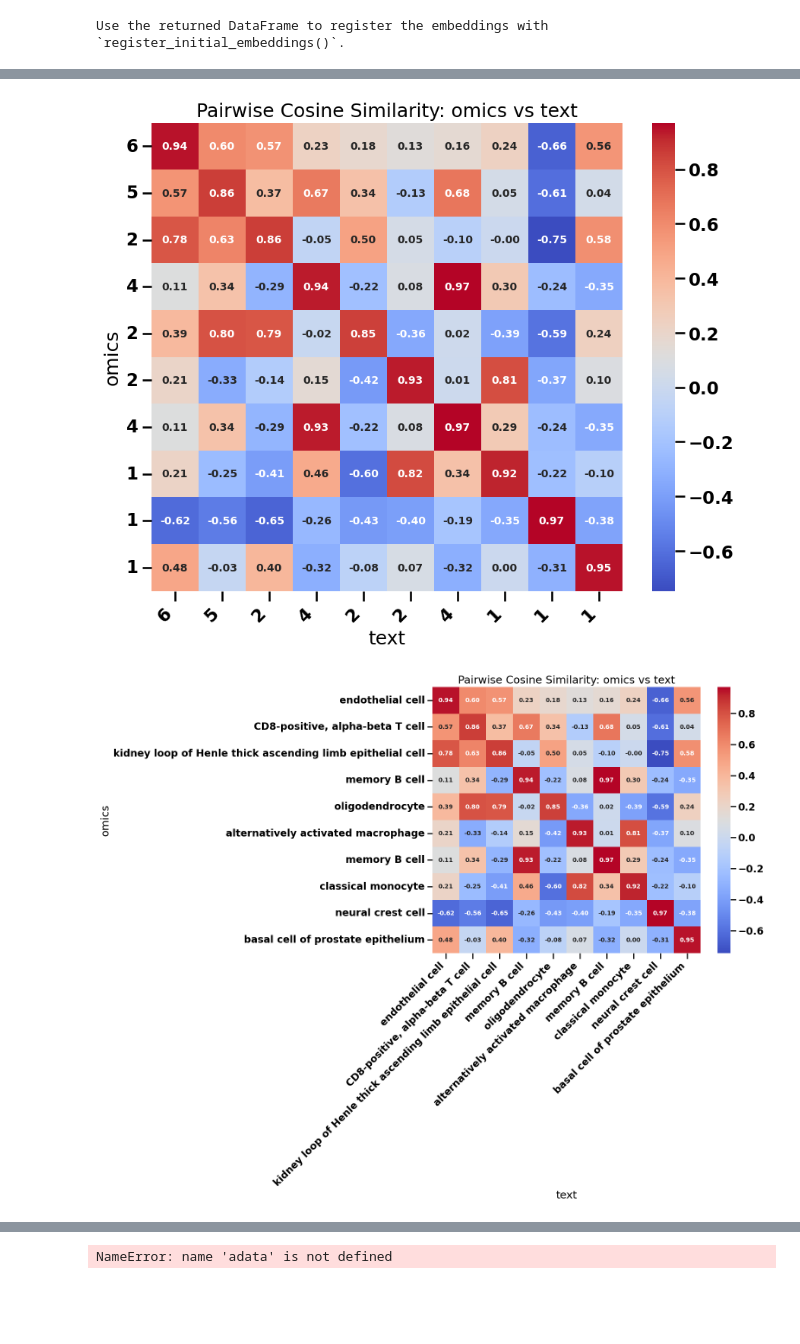
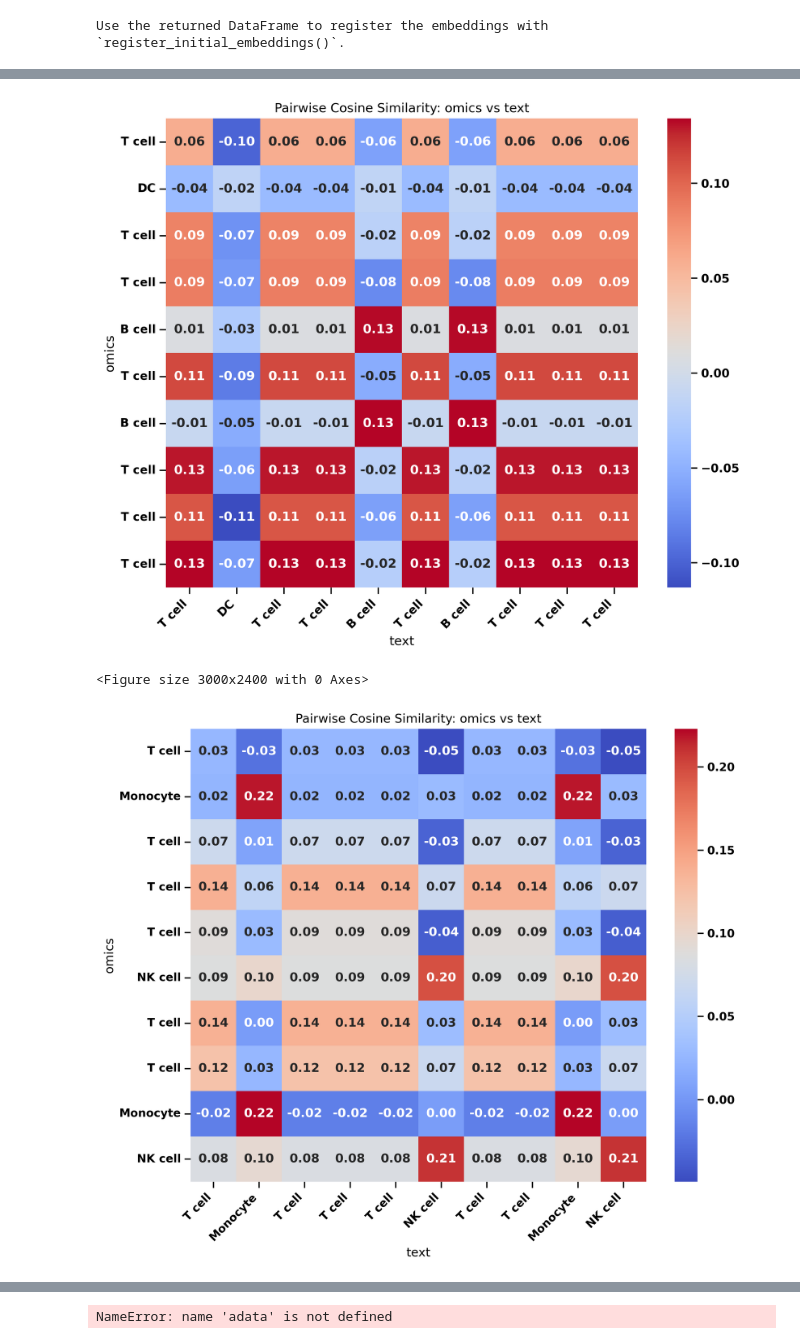
Before and after one commit to mengerj/mmcontext, a Jupyter notebook: exploratory/notebooks/evaluate_model.ipynb, the cells around one changed output, grey strips where cells are left out. Drawn from its saved outputs; the diff is of its cells as text; code cells hidden in the pictures; blank space fills up the shorter version.

Commit message:
notebooks for model evaulation

```diff
--- a/exploratory/notebooks/evaluate_model.ipynb
+++ b/exploratory/notebooks/evaluate_model.ipynb
@@ -58,8 +106,7 @@ dataset_to_use[0]
 # %%
 omics_embeddings = model.encode(dataset_to_use[primary_cell_sentence])
-text_embeddings = model.encode(adata.obs[label_key].values.tolist())
-
+label_embeddings = model.encode(modified_labels)
 adata.obsm["mmcontext_emb"] = omics_embeddings
-adata.obsm["mmcontext_text_emb"] = text_embeddings
-adata.obsm["og_text_emb"] = text_encoder.encode(adata.obs[label_key].values.tolist())
-adata.obsm["og_text_omics_emb"] = text_encoder.encode(dataset_to_use[primary_cell_sentence])
+# adata.obsm["mmcontext_text_emb"] = text_embeddings
+# adata.obsm["og_text_emb"] = text_encoder.encode(adata.obs[label_key].values.tolist())
+# adata.obsm["og_text_omics_emb"] = text_encoder.encode(dataset_to_use[primary_cell_sentence])
@@ -66,5 +117,5 @@ adata.obsm["og_text_omics_emb"] = text_encoder.encode(dataset_to_use[primary_cel
 # %%
-adata.obs[batch_key] = adata.obs[batch_key].astype("category")
+# adata.obs[batch_key] = adata.obs[batch_key].astype("category")
 # make Nans to "other" in batch
-adata.obs[batch_key] = adata.obs[batch_key].cat.add_categories("other")
-adata.obs[batch_key].fillna("other", inplace=True)
+# adata.obs[batch_key] = adata.obs[batch_key].cat.add_categories("other")
+# adata.obs[batch_key].fillna("other", inplace=True)
@@ -143,0 +275,5 @@ Definition = df["Definition"]
+# %%
+from mmcontext.eval.query_annotate import OmicsQueryAnnotator
+
+annotator = OmicsQueryAnnotator(model)
+annotator.annotate_omics_data(adata, modified_labels, emb_key="mmcontext_emb")
@@ -172,10 +313,9 @@ from mmcontext.eval.utils import create_emb_pair_dataframe
 
 emb_pair_df = create_emb_pair_dataframe(
     adata,
-    emb1_key="mmcontext_emb",
-    emb2_key="mmcontext_text_emb",
+    embedding_dict={"omics": "mmcontext_emb", "text": "mmcontext_text_emb"},
     subset_size=20,
-    label_keys=["_scvi_batch", "cell_type"],
+    label_keys=[batch_key, label_key],
 )
 # %%
 from mmcontext.pl import visualize_embedding_clusters
@@ -186,12 +328,13 @@ visualize_embedding_clusters(emb_pair_df, method="umap", metric="cosine", n_neig
 # %%
 from mmcontext.pl.plotting import plot_embedding_similarity
 
-plot_embedding_similarity(emb_pair_df, emb1_type="omics", emb2_type="text", subset=10, label_key="_scvi_batch")
+plot_embedding_similarity(emb_pair_df, emb1_type="omics", emb2_type="text", label_key=label_key)
 # %% [output]
-[figure, old version]
+[figure, new version]
 # %%
 from mmcontext.pl.plotting import plot_embedding_similarity
 
-plot_embedding_similarity(emb_pair_df, emb1_type="omics", emb2_type="text", subset=10, label_key="cell_type")
+plot_embedding_similarity(emb_pair_df, emb1_type="omics", emb2_type="text", label_key=label_key)
 # %% [output]
+<Figure size 3000x2400 with 0 Axes>
-[figure, old version]
+[figure, new version]
```
Also changed, not shown: parts of 34 cells of this notebook, 1 other file.
